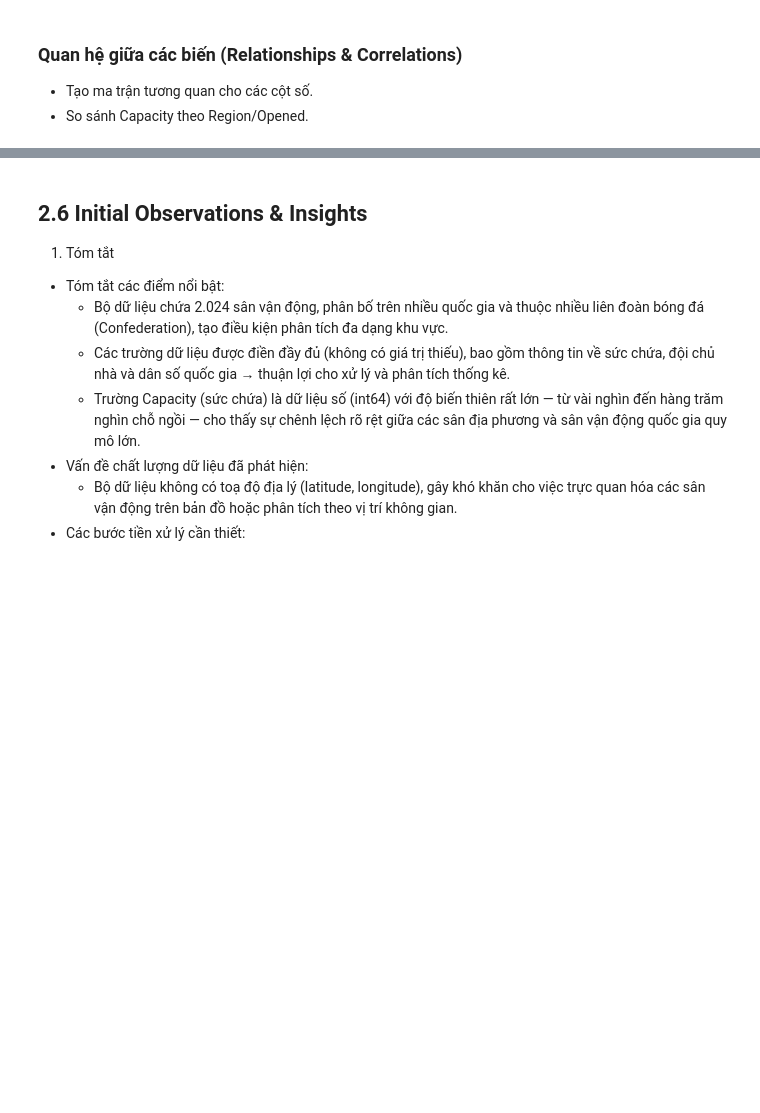
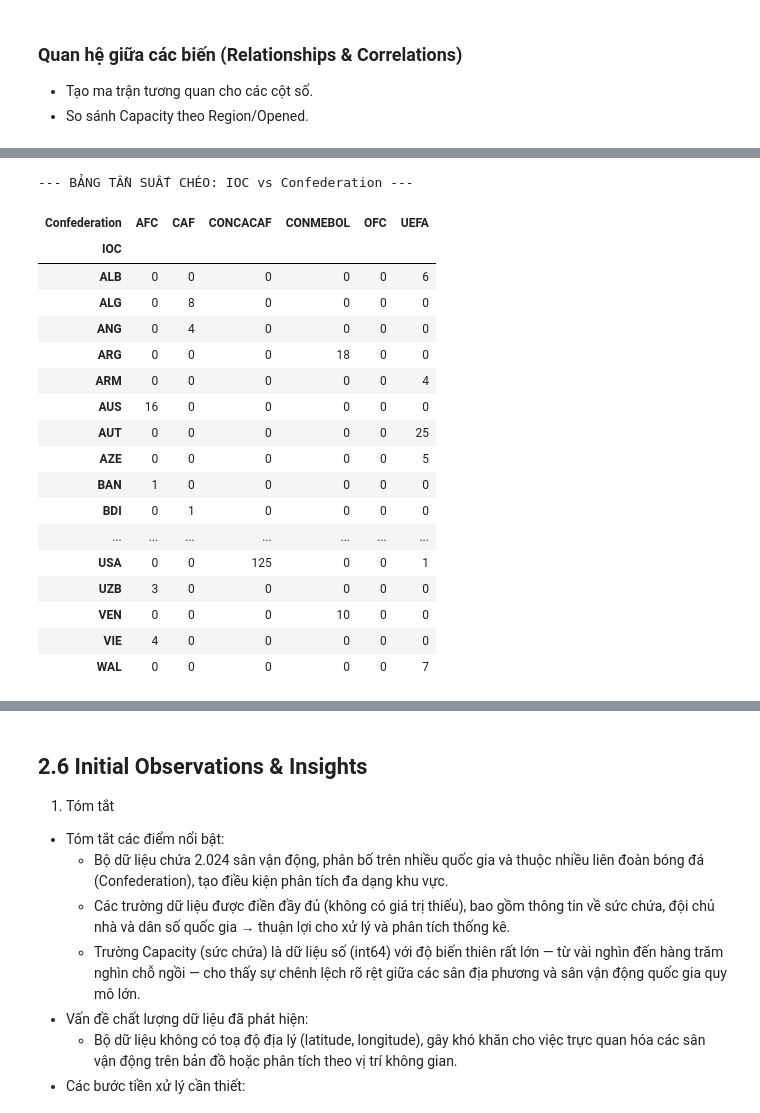
Before and after one commit to thangnguyennbk-sys/football-stadium-data-project, a Jupyter notebook: Football_Stadiums_Project.ipynb, the cells around one changed output, grey strips where cells are left out. Drawn from its saved outputs; the diff is of its cells as text; code cells hidden in the pictures; blank space fills up the shorter version.

```diff
--- a/Football_Stadiums_Project.ipynb
+++ b/Football_Stadiums_Project.ipynb
@@ -488,0 +640,32 @@ else:
+# %%
+# --- CẤU HÌNH ---
+col1 = 'IOC'        # Thay tên cột phân loại 1
+col2 = 'Confederation' # Thay tên cột phân loại 2 (hoặc cột khác tùy bạn)
+
+print(f"--- BẢNG TẦN SUẤT CHÉO: {col1} vs {col2} ---")
+
+# Tạo bảng Cross-tab
+cross_tab = pd.crosstab(df[col1], df[col2])
+
+# Hiển thị bảng màu cho dễ nhìn
+display(cross_tab.style.background_gradient(cmap='Blues'))
+# %% [output]
+--- BẢNG TẦN SUẤT CHÉO: IOC vs Confederation ---
+| Confederation | AFC | CAF | CONCACAF | CONMEBOL | OFC | UEFA |
+| IOC |  |  |  |  |  |  |
+| ALB | 0 | 0 | 0 | 0 | 0 | 6 |
+| ALG | 0 | 8 | 0 | 0 | 0 | 0 |
+| ANG | 0 | 4 | 0 | 0 | 0 | 0 |
+| ARG | 0 | 0 | 0 | 18 | 0 | 0 |
+| ARM | 0 | 0 | 0 | 0 | 0 | 4 |
+| AUS | 16 | 0 | 0 | 0 | 0 | 0 |
+| AUT | 0 | 0 | 0 | 0 | 0 | 25 |
+| AZE | 0 | 0 | 0 | 0 | 0 | 5 |
+| BAN | 1 | 0 | 0 | 0 | 0 | 0 |
+| BDI | 0 | 1 | 0 | 0 | 0 | 0 |
+| ... | ... | ... | ... | ... | ... | ... |
+| USA | 0 | 0 | 125 | 0 | 0 | 1 |
+| UZB | 3 | 0 | 0 | 0 | 0 | 0 |
+| VEN | 0 | 0 | 0 | 10 | 0 | 0 |
+| VIE | 4 | 0 | 0 | 0 | 0 | 0 |
+| WAL | 0 | 0 | 0 | 0 | 0 | 7 |
```
Also changed, not shown: parts of 23 cells of this notebook.
